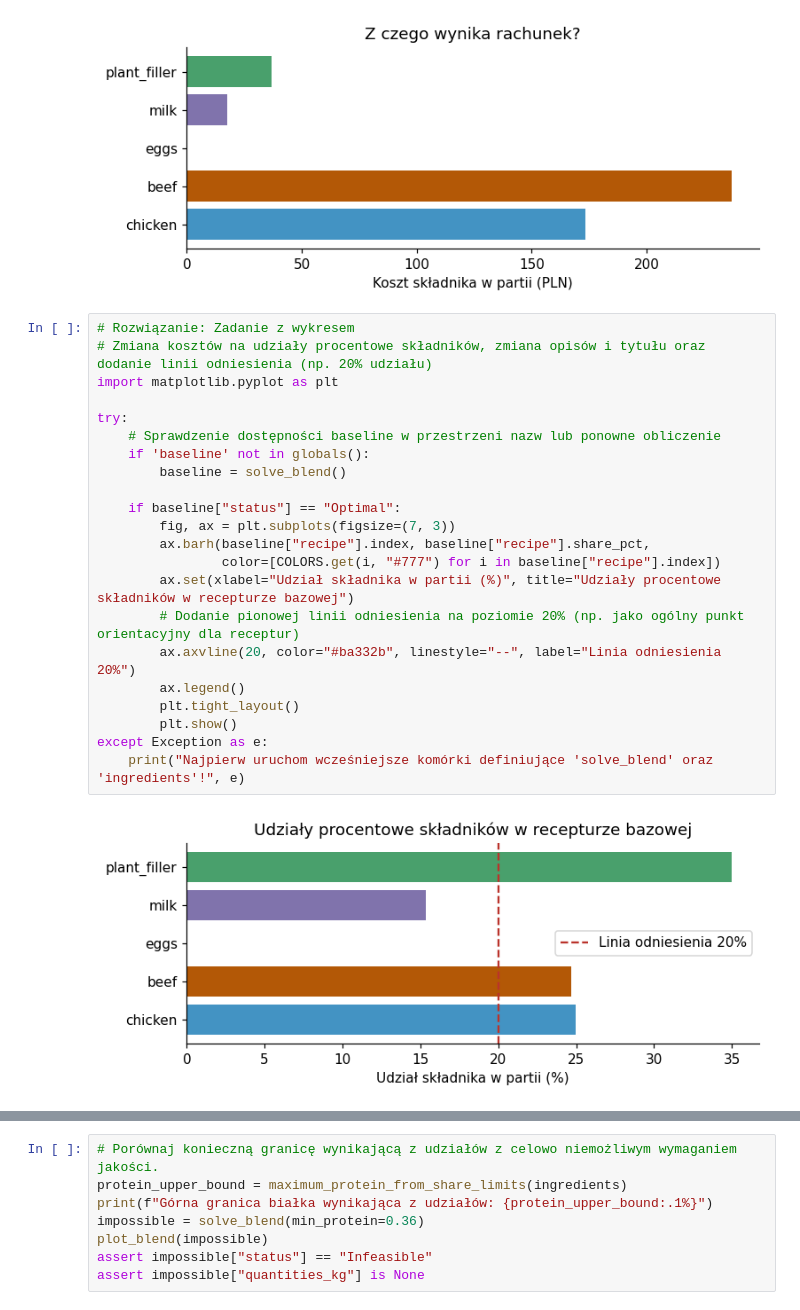
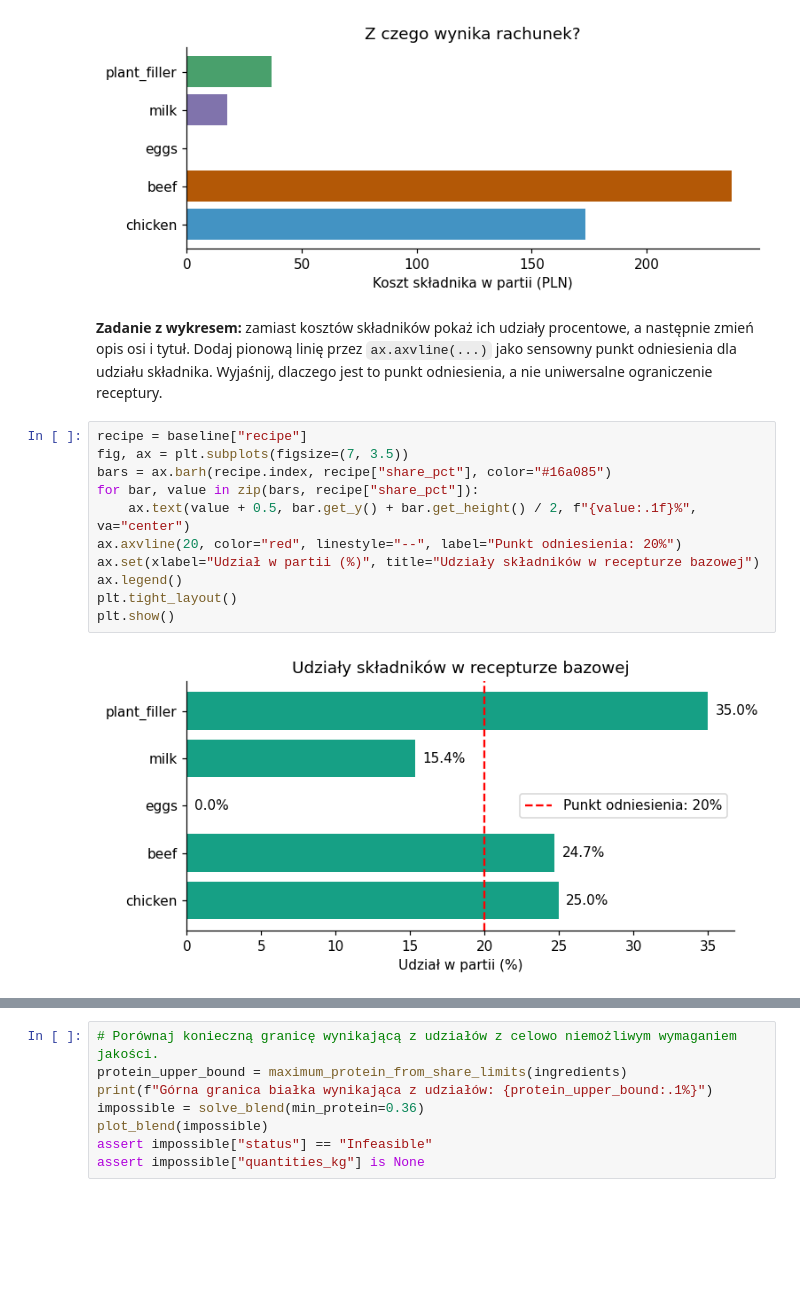
Before and after one commit to piotr-kozulak/missip, a Jupyter notebook: pl/lab_auto_2.ipynb, the cells around one changed output, grey strips where cells are left out. Cells and saved outputs as stored; diff of their text form; blank space fills up the shorter version.

```diff
--- a/pl/lab_auto_2.ipynb
+++ b/pl/lab_auto_2.ipynb
@@ -500,27 +490,18 @@ if baseline["status"] == "Optimal":
     plt.show()
 # %% [output]
 [figure]
-# %%
-# Rozwiązanie: Zadanie z wykresem
-# Zmiana kosztów na udziały procentowe składników, zmiana opisów i tytułu oraz dodanie linii odniesienia (np. 20% udziału)
-import matplotlib.pyplot as plt
-
-try:
-    # Sprawdzenie dostępności baseline w przestrzeni nazw lub ponowne obliczenie
-    if 'baseline' not in globals():
-        baseline = solve_blend()
-
-    if baseline["status"] == "Optimal":
-        fig, ax = plt.subplots(figsize=(7, 3))
-        ax.barh(baseline["recipe"].index, baseline["recipe"].share_pct,
-                color=[COLORS.get(i, "#777") for i in baseline["recipe"].index])
-        ax.set(xlabel="Udział składnika w partii (%)", title="Udziały procentowe składników w recepturze bazowej")
-        # Dodanie pionowej linii odniesienia na poziomie 20% (np. jako ogólny punkt orientacyjny dla receptur)
-        ax.axvline(20, color="#ba332b", linestyle="--", label="Linia odniesienia 20%")
-        ax.legend()
-        plt.tight_layout()
-        plt.show()
-except Exception as e:
-    print("Najpierw uruchom wcześniejsze komórki definiujące 'solve_blend' oraz 'ingredients'!", e)
-# %% [output]
-[figure, removed]
+# %% [markdown]
+**Zadanie z wykresem:** zamiast kosztów składników pokaż ich udziały procentowe, a następnie zmień opis osi i tytuł. Dodaj pionową linię przez `ax.axvline(...)` jako sensowny punkt odniesienia dla udziału składnika. Wyjaśnij, dlaczego jest to punkt odniesienia, a nie uniwersalne ograniczenie receptury.
+# %%
+recipe = baseline["recipe"]
+fig, ax = plt.subplots(figsize=(7, 3.5))
+bars = ax.barh(recipe.index, recipe["share_pct"], color="#16a085")
+for bar, value in zip(bars, recipe["share_pct"]):
+    ax.text(value + 0.5, bar.get_y() + bar.get_height() / 2, f"{value:.1f}%", va="center")
+ax.axvline(20, color="red", linestyle="--", label="Punkt odniesienia: 20%")
+ax.set(xlabel="Udział w partii (%)", title="Udziały składników w recepturze bazowej")
+ax.legend()
+plt.tight_layout()
+plt.show()
+# %% [output]
+[figure, added]
```
Also changed, not shown: parts of 12 cells of this notebook.
